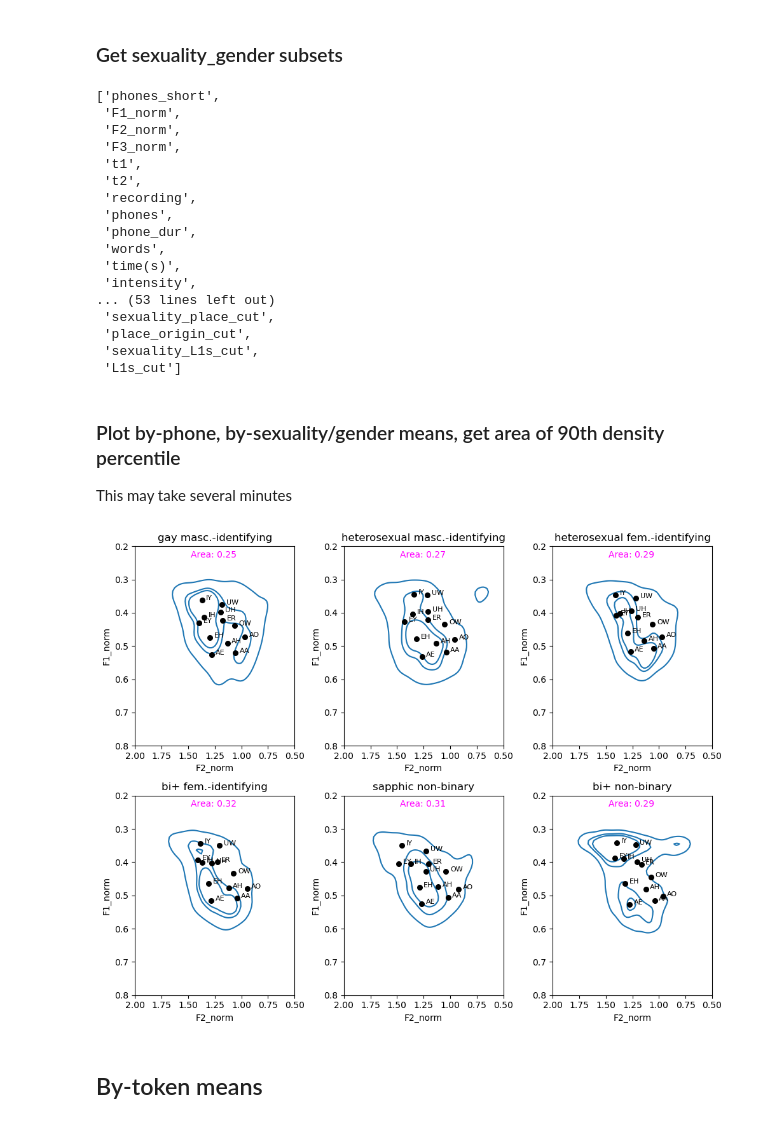
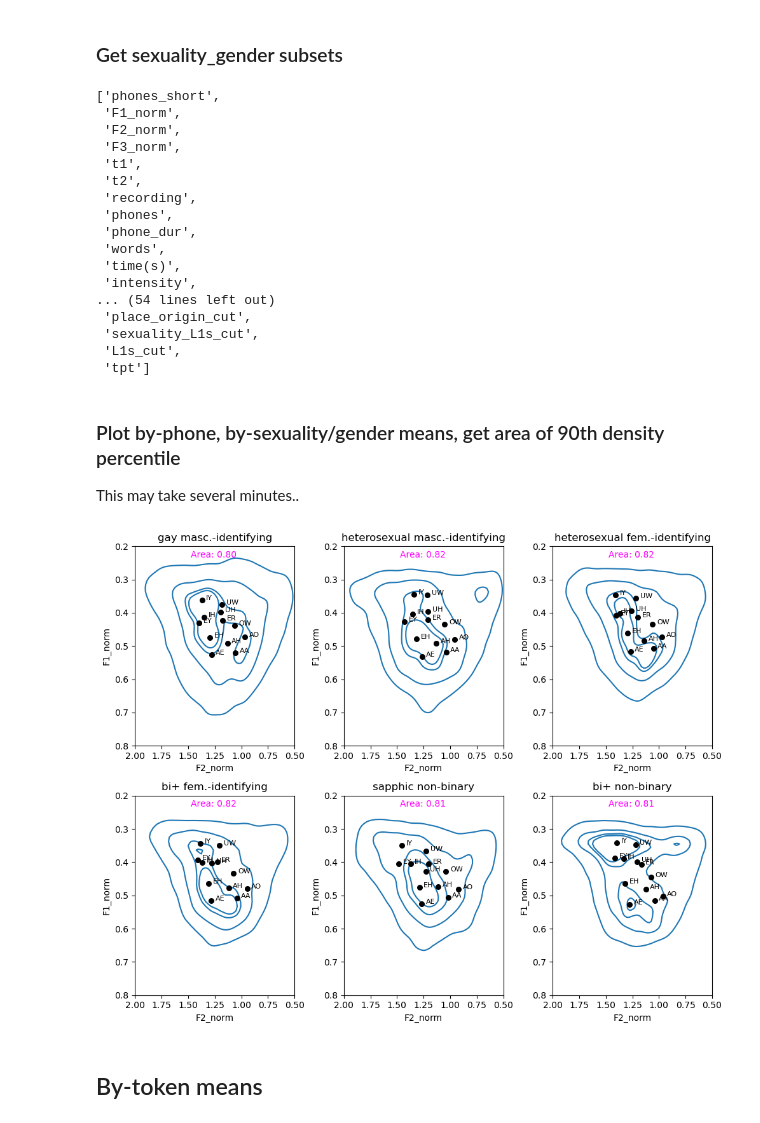
Before and after one commit to acgalvano/FormantPath-vowels, a Jupyter notebook: visualize_formants.ipynb, the cells around one changed output. Drawn from its saved outputs; the diff is of its cells as text; code cells hidden in the pictures.

```diff
--- a/visualize_formants.ipynb
+++ b/visualize_formants.ipynb
@@ -19,5 +19,17 @@ combined_df.shape
 # %%
-def calculate_kde_area(subset, threshold=0.9):
+def calculate_kde_area_for_level(subset, level=0.5):
+    """
+    Calculate the area of a two-dimensional kernel density estimate (KDE)
+    above a specified density level.
+
+    Args:
+        subset (DataFrame or dict-like): Data containing "F2_norm" and "F1_norm".
+        level (float, optional): Fraction of the maximum KDE density to consider (default: 0.5,
+        widest curve if plotted levels are 0.5, 0.8, 0.9).
+
+    Returns:
+        float: Area under the KDE curve for density values above the specified level.
+    """
     x, y = subset["F2_norm"], subset["F1_norm"]
     values = np.vstack([x, y])
     kernel = gaussian_kde(values)
@@ -29,8 +41,11 @@ def calculate_kde_area(subset, threshold=0.9):
     positions = np.vstack([X.ravel(), Y.ravel()])
     Z = kernel(positions).reshape(X.shape)
 
-    # Calculate the area under the curve for the given threshold
-    area = np.sum(Z[Z > np.percentile(Z, threshold * 100)])
+    # Find the density value corresponding to the specified level
+    level_value = level * Z.max()
+
+    # Calculate the area where the density exceeds the level
+    area = np.sum(Z[Z > level_value])
     dx = (xmax - xmin) / 100
     dy = (ymax - ymin) / 100
     return area * dx * dy
@@ -38,0 +57,3 @@ def calculate_kde_area(subset, threshold=0.9):
+# %%
+combined_df['tpt'] = combined_df.groupby(['t1', 'recording']).cumcount()
+combined_df[(combined_df['t1'] == 10.579) & (combined_df['recording'] == 'S01_interview.wav')]
@@ -64,14 +101,14 @@ subset_hm.columns.values.tolist()
  'words',
  'time(s)',
  'intensity',
-... (53 lines left out)
- 'sexuality_place_cut',
+... (54 lines left out)
  'place_origin_cut',
  'sexuality_L1s_cut',
- 'L1s_cut']
+ 'L1s_cut',
+ 'tpt']
 # %% [markdown]
 ### Plot by-phone, by-sexuality/gender means, get area of 90th density percentile
-This may take several minutes
+This may take several minutes..
 # %%
 mean_points = combined_df.groupby(['phones_short', 'sexuality_gender_cut']).agg({'F1_norm': 'mean', 'F2_norm': 'mean'}).reset_index()
 
@@ -94,7 +131,7 @@ for subset in subsets:
 # Calculate areas under the KDE curve for each subset
 areas = {}
 for subset, title in zip(cleaned_subsets, titles):
-    areas[title] = calculate_kde_area(subset, threshold=0.9)
+    areas[title] = calculate_kde_area_for_level(subset, level=0.2)
 
 # Create subplots
 fig, axes = plt.subplots(2, 3, figsize=(10, 8))
@@ -104,7 +141,7 @@ for ax, subset, title in zip(axes.flat, cleaned_subsets, titles):
     # KDE plot
     sns.kdeplot(
         data=subset, x="F2_norm", y="F1_norm", hue="sexuality_gender_cut",
-        levels=[0.5, 0.8, 0.9], cut=0, common_norm=False, legend=False, ax=ax
+        levels=[0.2, 0.5, 0.8, 0.9], cut=0, common_norm=False, legend=False, ax=ax
     )
 
     # Plot means (smaller points) based on by-token means
@@ -114,34 +151,34 @@ for ax, subset, title in zip(axes.flat, cleaned_subsets, titles):
     # Add labels for means
     for _, row in subset_means.iterrows():
         ax.text(
             row['F2_norm'] - 0.04, row['F1_norm'],
             row['phones_short'], fontsize=8, color='black', zorder=4
         )
 
     # Display the calculated area in the top-left corner
     area = areas[title]
     ax.text(0.35, 0.98, f"Area: {area:.2f}", fontsize=10, color='magenta', transform=ax.transAxes, ha='left', va='top')
 
     # Set titles and limits
     ax.set_title(title)
     ax.set_xlim(0.5, 2.0)
     ax.set_ylim(0.2, 0.8)
     ax.set_xlabel('F2_norm')
     ax.set_ylabel('F1_norm')
     ax.invert_xaxis()
     ax.invert_yaxis()
 
 # Adjust layout
 plt.tight_layout()
 
 # Show the plot
 plt.show()
 
 # Print areas for reference
 #for group, area in areas.items():
 #    print(f"Area under the 0.9 density for {group}: {area}")
 # %% [output]
-[figure, old version]
+[figure, new version]
 # %% [markdown]
 ## By-token means
 # %% [markdown]
```
Also changed, not shown: parts of 22 cells of this notebook.
